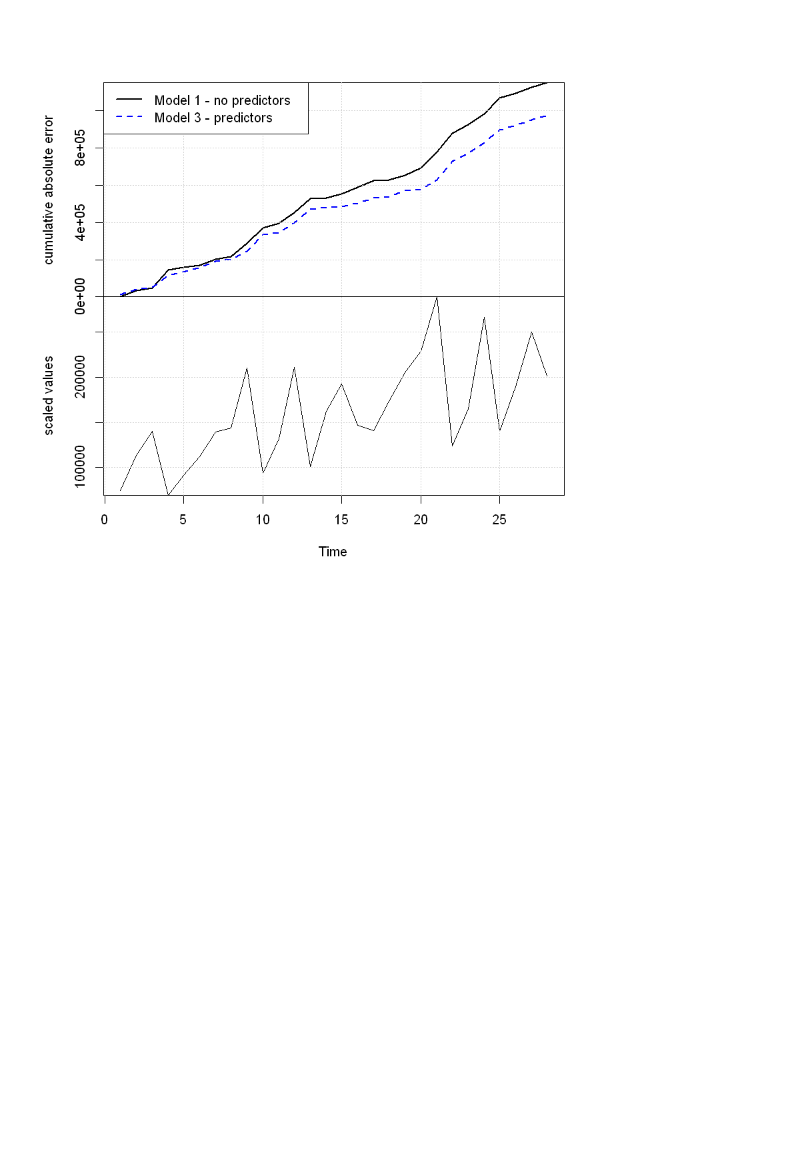
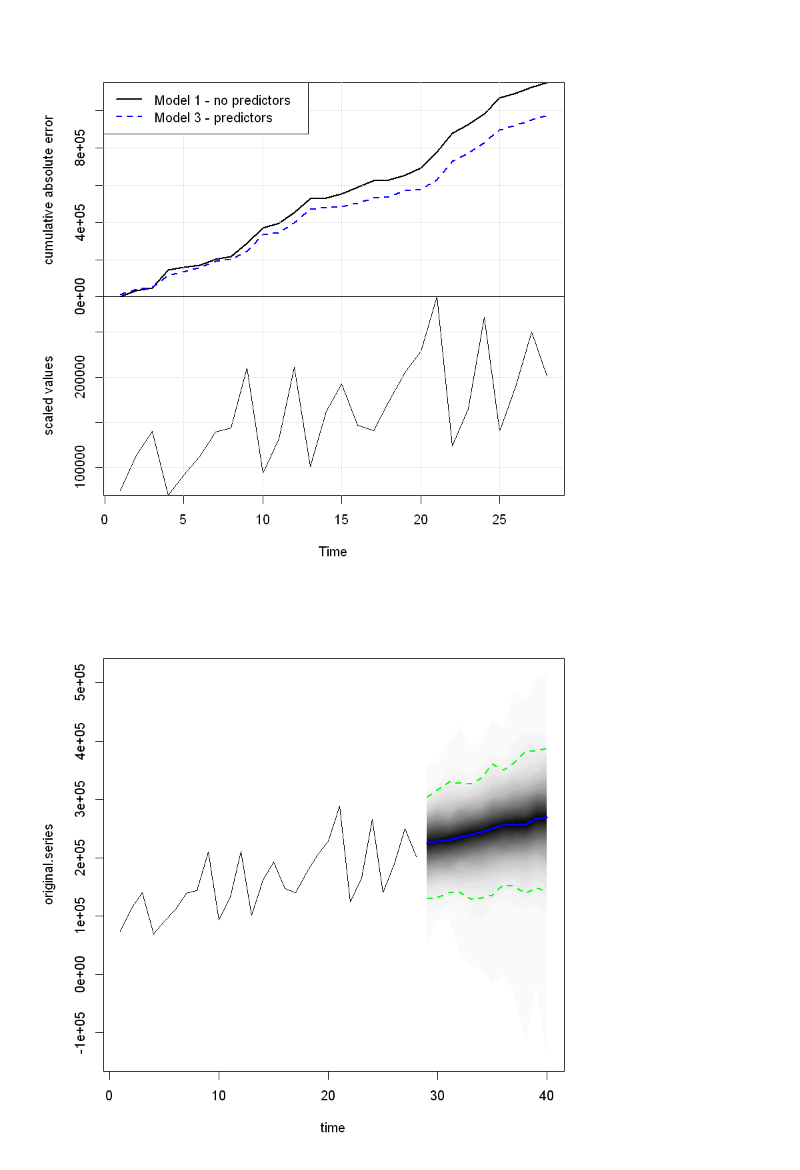
Before and after one commit to logisticregress/Data_Science_Projects, a Jupyter notebook: Bayesiantimeseries.ipynb, the cells around one changed output. Cells and saved outputs as stored; diff of their text form; code cells hidden in the pictures; blank space fills up the shorter version.

```diff
--- a/Bayesiantimeseries.ipynb
+++ b/Bayesiantimeseries.ipynb
@@ -107,3 +107,9 @@ plot(model)
 CompareBstsModels(list("Model 1 - no predictors" = model, "Model 3 - predictors" = model3), colors = c("black", "blue"))
 # %% [output]
 [figure]
+# %%
+pred = predict(model3, newdata=jd1, horizon = 12, na.action=na.omit)
+# %%
+plot(pred)
+# %% [output]
+[figure, added]
```
Also changed, not shown: parts of 2 cells of this notebook.
